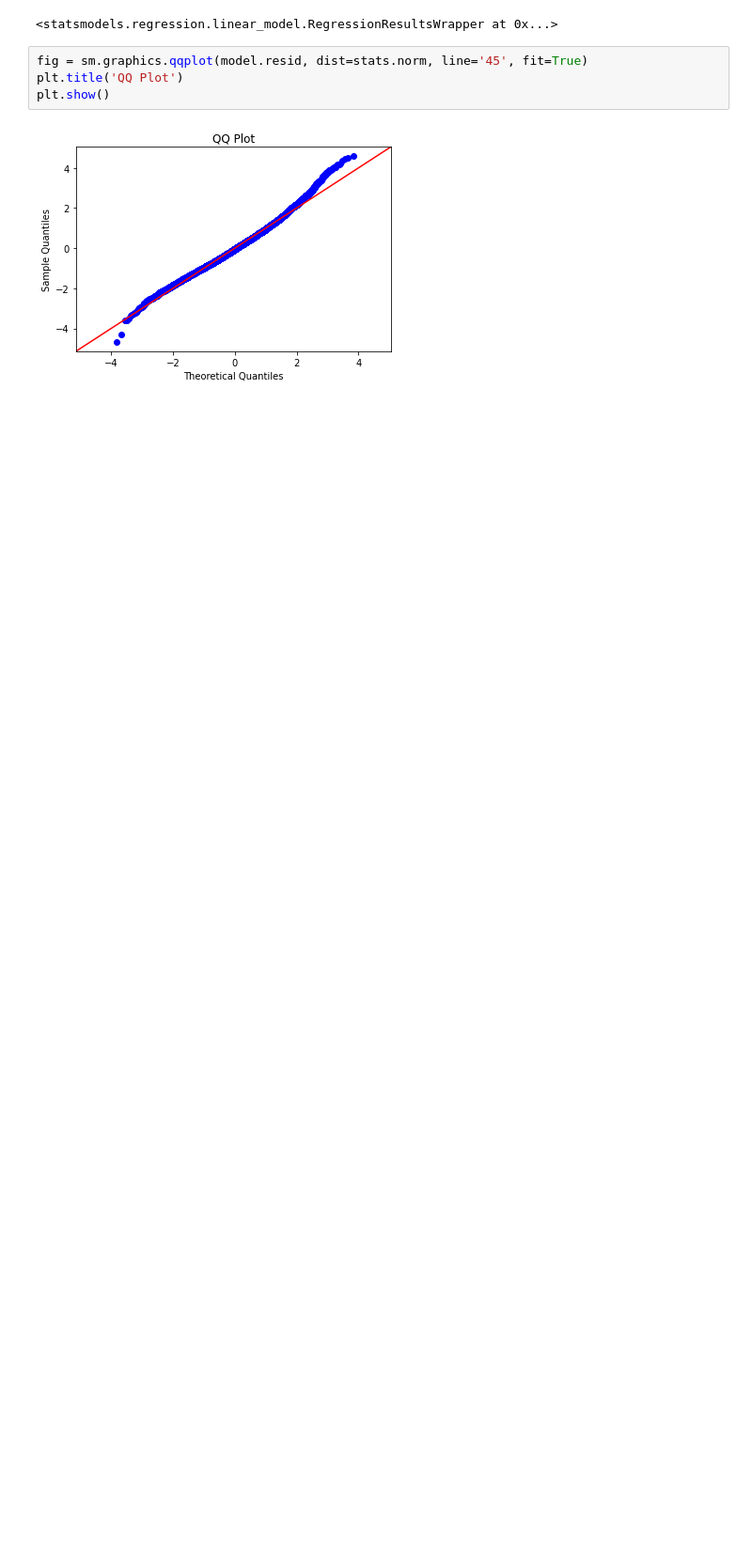
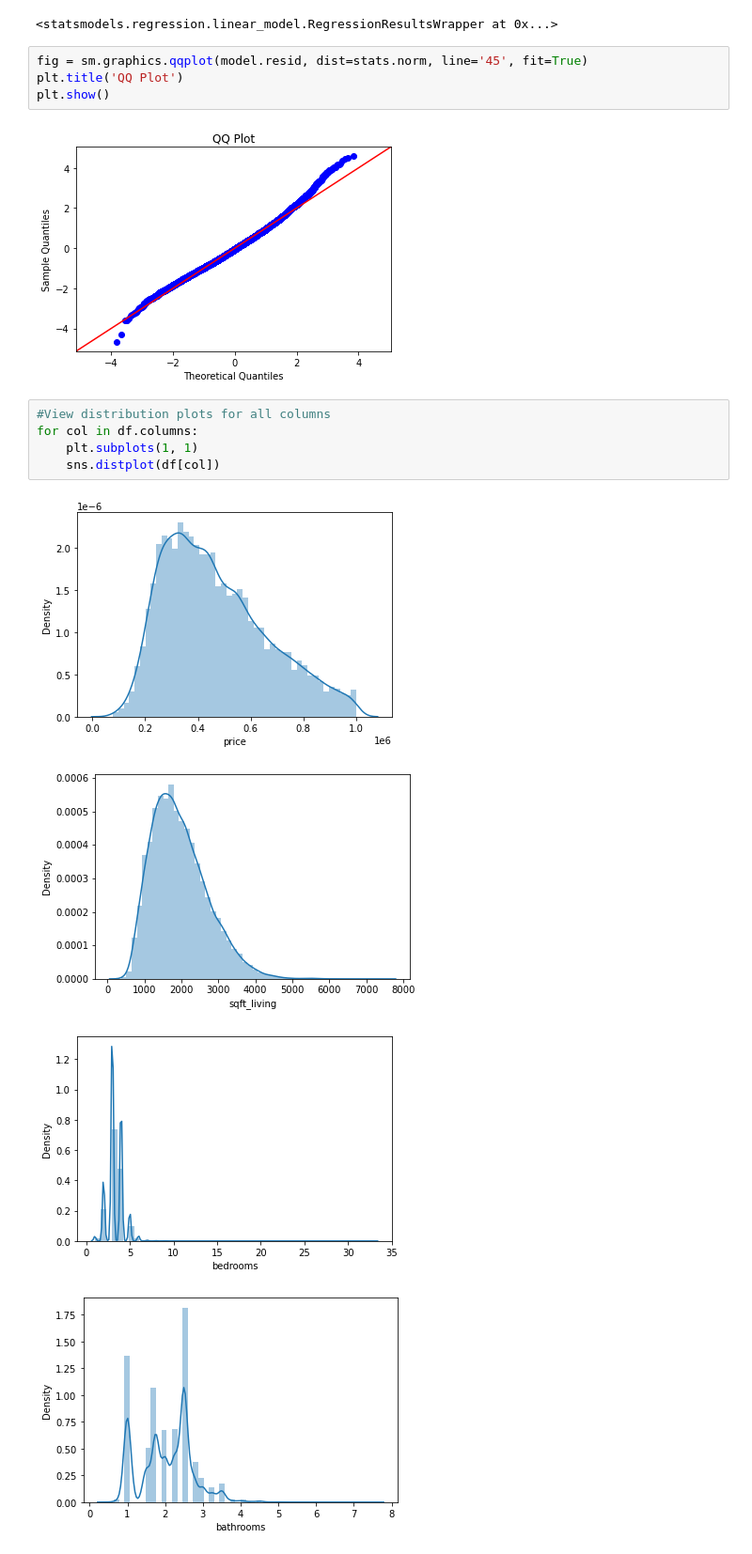
Before and after one commit to justinweible/Housing_Data_Analysis, a Jupyter notebook: housing_model.ipynb, the cells around one changed output. Shown: that part at 94% size. Saved outputs shown, nothing was run; the diff lists cells and outputs as text; blank space fills up the shorter version.

```diff
--- a/housing_model.ipynb
+++ b/housing_model.ipynb
@@ -448,3 +457,13 @@ plt.title('QQ Plot')
 plt.show()
 # %% [output]
 [figure]
+# %%
+#View distribution plots for all columns
+for col in df.columns:
+    plt.subplots(1, 1)
+    sns.distplot(df[col])
+# %% [output]
+[figure, added]
+[figure, added]
+[figure, added]
+[figure, added]
```
Also changed, not shown: parts of 9 cells of this notebook, 1 other file.
